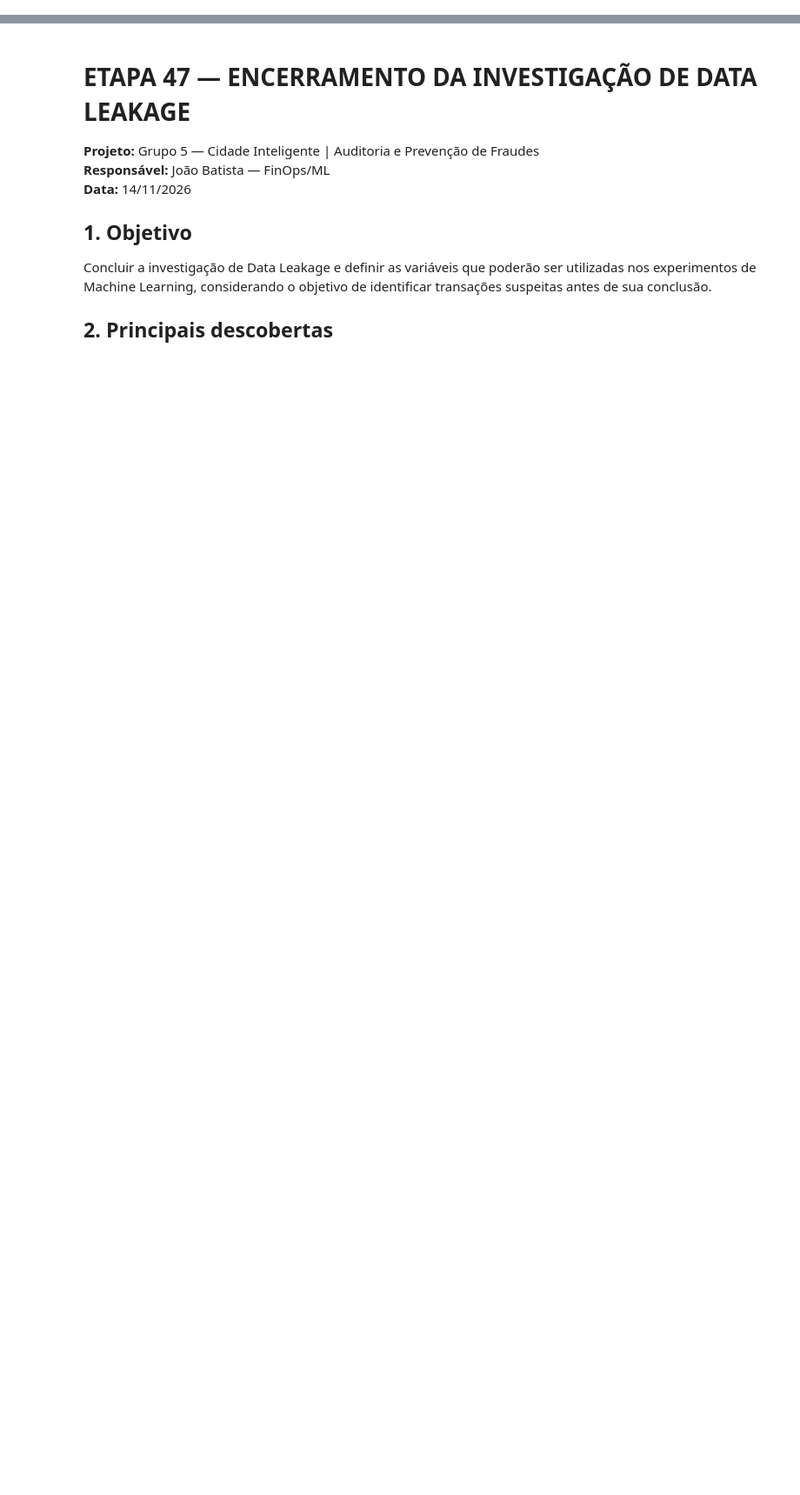
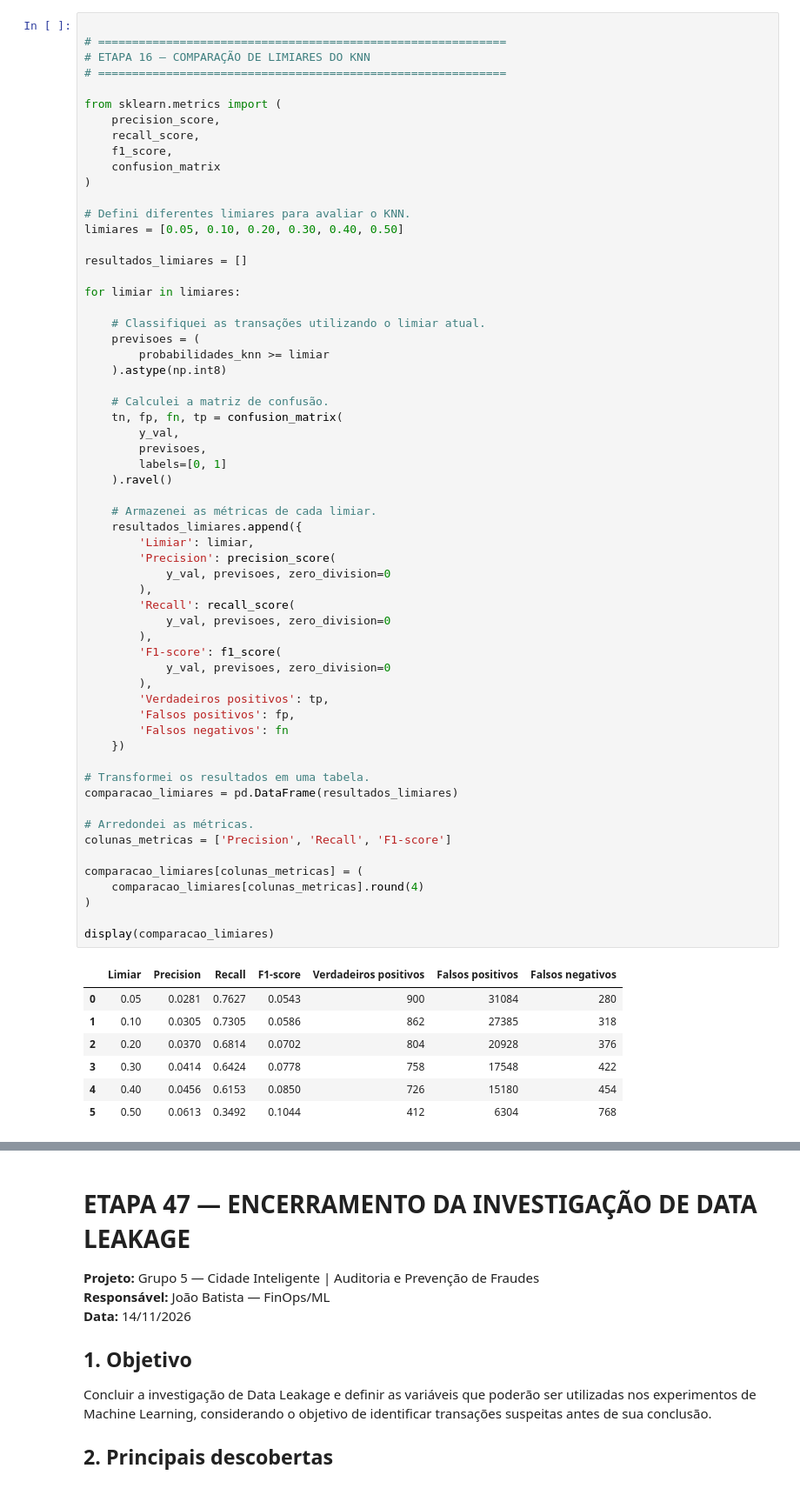
Before and after one commit to joaoribeiro-max/grupo5-fraud-detection, a Jupyter notebook: notebooks/01_analise_exploratoria.ipynb, the cells around one changed output, grey strips where cells are left out. Shown at 87% size. Drawn from its saved outputs; the diff is of its cells as text; blank space fills up the shorter version.

```diff
--- a/notebooks/01_analise_exploratoria.ipynb
+++ b/notebooks/01_analise_exploratoria.ipynb
@@ -0,0 +45,68 @@
+# %%
+
+# ============================================================
+# ETAPA 16 — COMPARAÇÃO DE LIMIARES DO KNN
+# ============================================================
+
+from sklearn.metrics import (
+    precision_score,
+    recall_score,
+    f1_score,
+    confusion_matrix
+)
+
+# Defini diferentes limiares para avaliar o KNN.
+limiares = [0.05, 0.10, 0.20, 0.30, 0.40, 0.50]
+
+resultados_limiares = []
+
+for limiar in limiares:
+
+    # Classifiquei as transações utilizando o limiar atual.
+    previsoes = (
+        probabilidades_knn >= limiar
+    ).astype(np.int8)
+
+    # Calculei a matriz de confusão.
+    tn, fp, fn, tp = confusion_matrix(
+        y_val,
+        previsoes,
+        labels=[0, 1]
+    ).ravel()
+
+    # Armazenei as métricas de cada limiar.
+    resultados_limiares.append({
+        'Limiar': limiar,
+        'Precision': precision_score(
+            y_val, previsoes, zero_division=0
+        ),
+        'Recall': recall_score(
+            y_val, previsoes, zero_division=0
+        ),
+        'F1-score': f1_score(
+            y_val, previsoes, zero_division=0
+        ),
+        'Verdadeiros positivos': tp,
+        'Falsos positivos': fp,
+        'Falsos negativos': fn
+    })
+
+# Transformei os resultados em uma tabela.
+comparacao_limiares = pd.DataFrame(resultados_limiares)
+
+# Arredondei as métricas.
+colunas_metricas = ['Precision', 'Recall', 'F1-score']
+
+comparacao_limiares[colunas_metricas] = (
+    comparacao_limiares[colunas_metricas].round(4)
+)
+
+display(comparacao_limiares)
+# %% [output]
+|  | Limiar | Precision | Recall | F1-score | Verdadeiros positivos | Falsos positivos | Falsos negativos |
+| 0 | 0.05 | 0.0281 | 0.7627 | 0.0543 | 900 | 31084 | 280 |
+| 1 | 0.10 | 0.0305 | 0.7305 | 0.0586 | 862 | 27385 | 318 |
+| 2 | 0.20 | 0.0370 | 0.6814 | 0.0702 | 804 | 20928 | 376 |
+| 3 | 0.30 | 0.0414 | 0.6424 | 0.0778 | 758 | 17548 | 422 |
+| 4 | 0.40 | 0.0456 | 0.6153 | 0.0850 | 726 | 15180 | 454 |
+| 5 | 0.50 | 0.0613 | 0.3492 | 0.1044 | 412 | 6304 | 768 |
```
Also changed, not shown: parts of 17 cells of this notebook.
